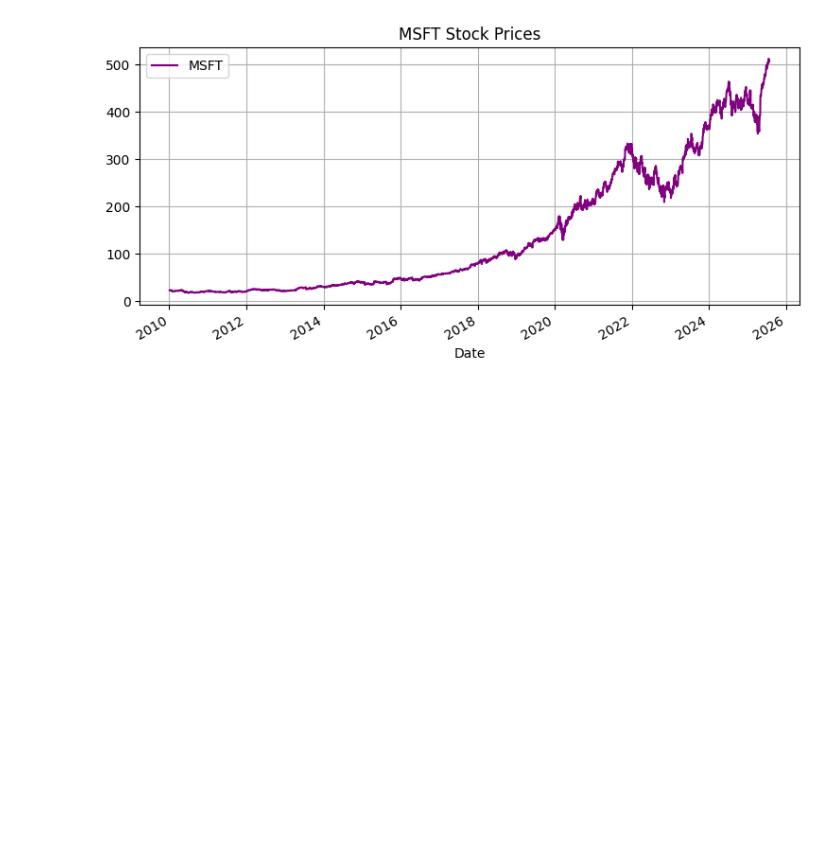
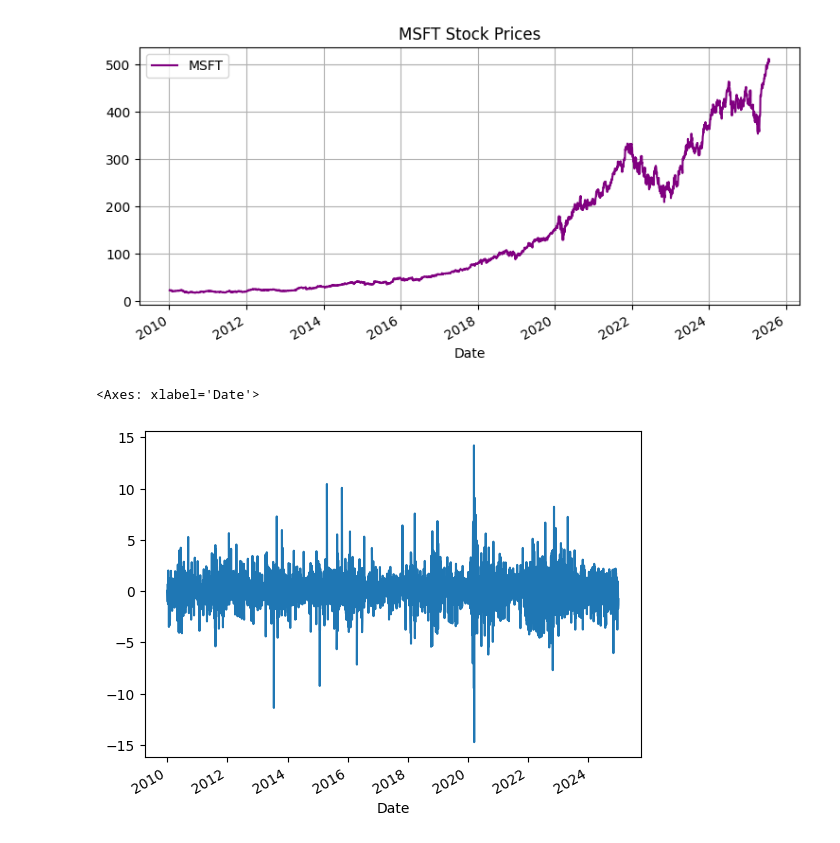
Before and after one commit to Larraguibel/Financial-Analysis, a Jupyter notebook: analysis/MSFT stock forecasting/garch.ipynb, the cells around one changed output. Cells and saved outputs as stored; diff of their text form; code cells hidden in the pictures; blank space fills up the shorter version.

```diff
--- a/analysis/MSFT stock forecasting/garch.ipynb
+++ b/analysis/MSFT stock forecasting/garch.ipynb
@@ -19,3 +30,13 @@ plt.legend()
 # %% [output]
 <matplotlib.legend.Legend at 0x...>
 [figure]
+# %%
+split_date = pd.Timestamp("2025-01-02")
+train = msft_df["Close"].loc[: split_date - pd.Timedelta(days=1)]
+test  = msft_df["Close"].loc[split_date :]
+train_ret = 100 * train.pct_change().dropna()
+# %%
+train_ret.plot()
+# %% [output]
+<Axes: xlabel='Date'>
+[figure, added]
```
Also changed, not shown: parts of 6 cells of this notebook, 4 other files.
